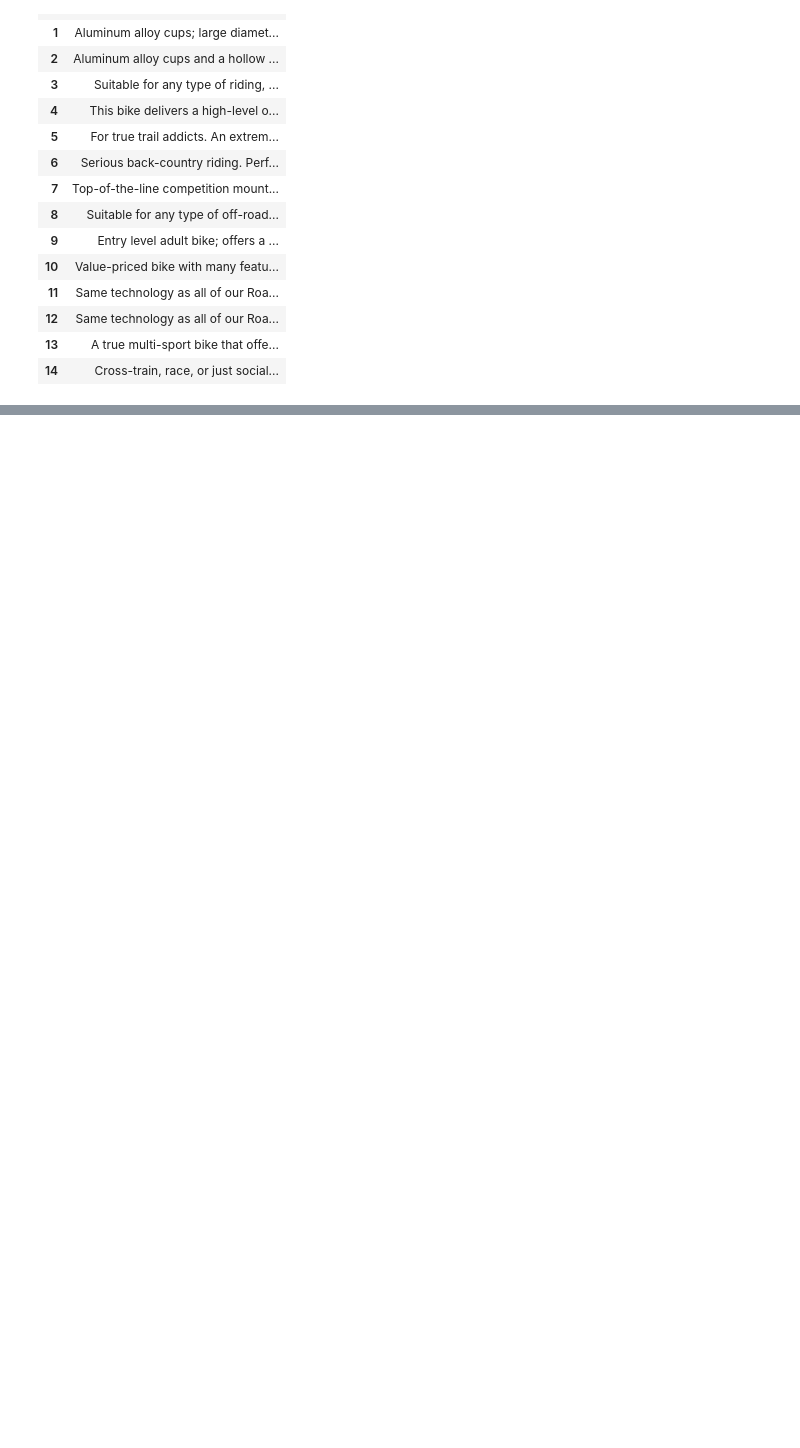
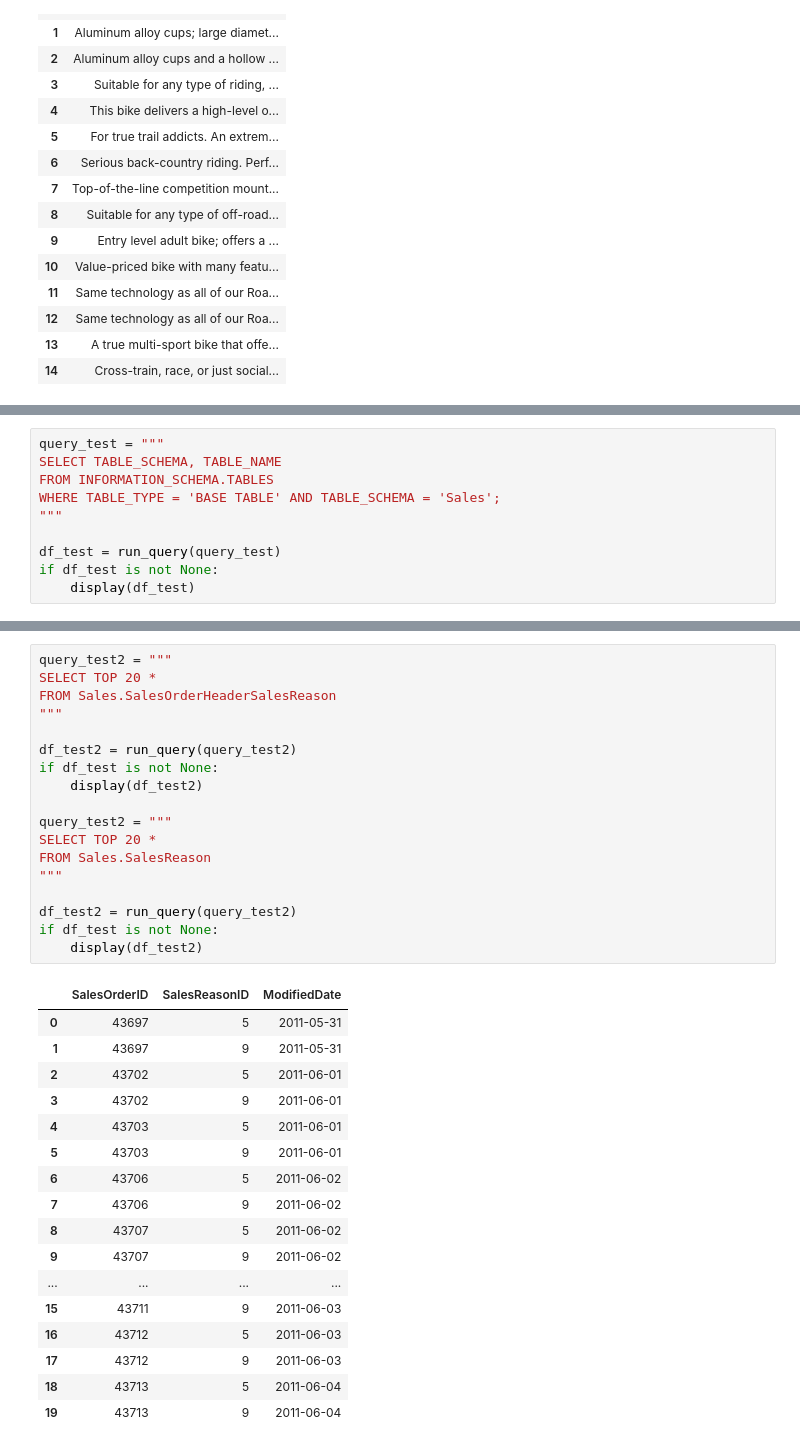
Before and after one commit to IsaacHog/ec-data-science-24, a Jupyter notebook: sql/isaac_hogfeldt_kunskapskontroll_sql.ipynb, the cells around one changed output, grey strips where cells are left out. Drawn from its saved outputs; the diff is of its cells as text; blank space fills up the shorter version.

```diff
--- a/sql/isaac_hogfeldt_kunskapskontroll_sql.ipynb
+++ b/sql/isaac_hogfeldt_kunskapskontroll_sql.ipynb
@@ -164,0 +182,10 @@ if df_customer_country is not None:
+# %%
+query_test = """
+SELECT TABLE_SCHEMA, TABLE_NAME
+FROM INFORMATION_SCHEMA.TABLES
+WHERE TABLE_TYPE = 'BASE TABLE' AND TABLE_SCHEMA = 'Sales';
+"""
+
+df_test = run_query(query_test)
+if df_test is not None:
+    display(df_test)
@@ -164,0 +210,36 @@ if df_customer_country is not None:
+# %%
+query_test2 = """
+SELECT TOP 20 *
+FROM Sales.SalesOrderHeaderSalesReason
+"""
+
+df_test2 = run_query(query_test2)
+if df_test is not None:
+    display(df_test2)
+
+query_test2 = """
+SELECT TOP 20 *
+FROM Sales.SalesReason
+"""
+
+df_test2 = run_query(query_test2)
+if df_test is not None:
+    display(df_test2)
+# %% [output]
+|  | SalesOrderID | SalesReasonID | ModifiedDate |
+| 0 | 43697 | 5 | 2011-05-31 |
+| 1 | 43697 | 9 | 2011-05-31 |
+| 2 | 43702 | 5 | 2011-06-01 |
+| 3 | 43702 | 9 | 2011-06-01 |
+| 4 | 43703 | 5 | 2011-06-01 |
+| 5 | 43703 | 9 | 2011-06-01 |
+| 6 | 43706 | 5 | 2011-06-02 |
+| 7 | 43706 | 9 | 2011-06-02 |
+| 8 | 43707 | 5 | 2011-06-02 |
+| 9 | 43707 | 9 | 2011-06-02 |
+| ... | ... | ... | ... |
+| 15 | 43711 | 9 | 2011-06-03 |
+| 16 | 43712 | 5 | 2011-06-03 |
+| 17 | 43712 | 9 | 2011-06-03 |
+| 18 | 43713 | 5 | 2011-06-04 |
+| 19 | 43713 | 9 | 2011-06-04 |
```
Also changed, not shown: parts of 7 cells of this notebook.
